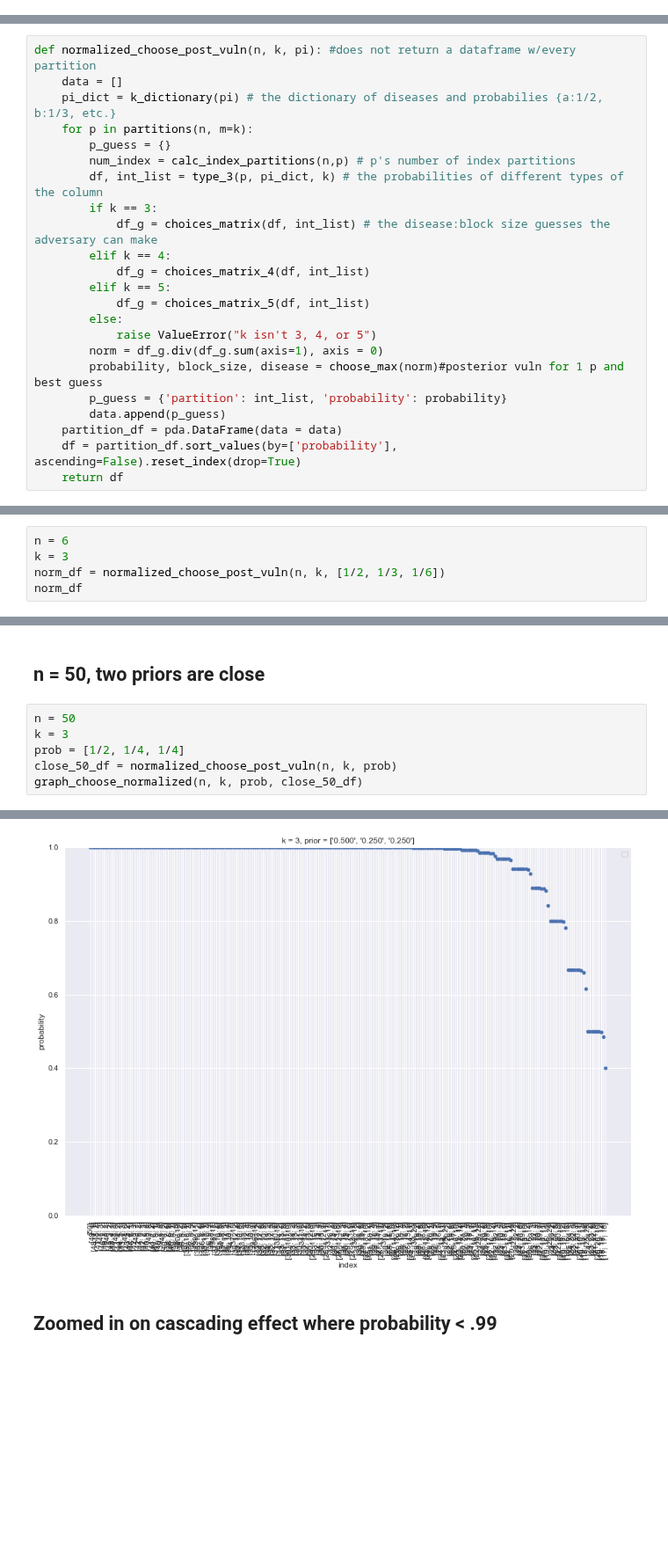
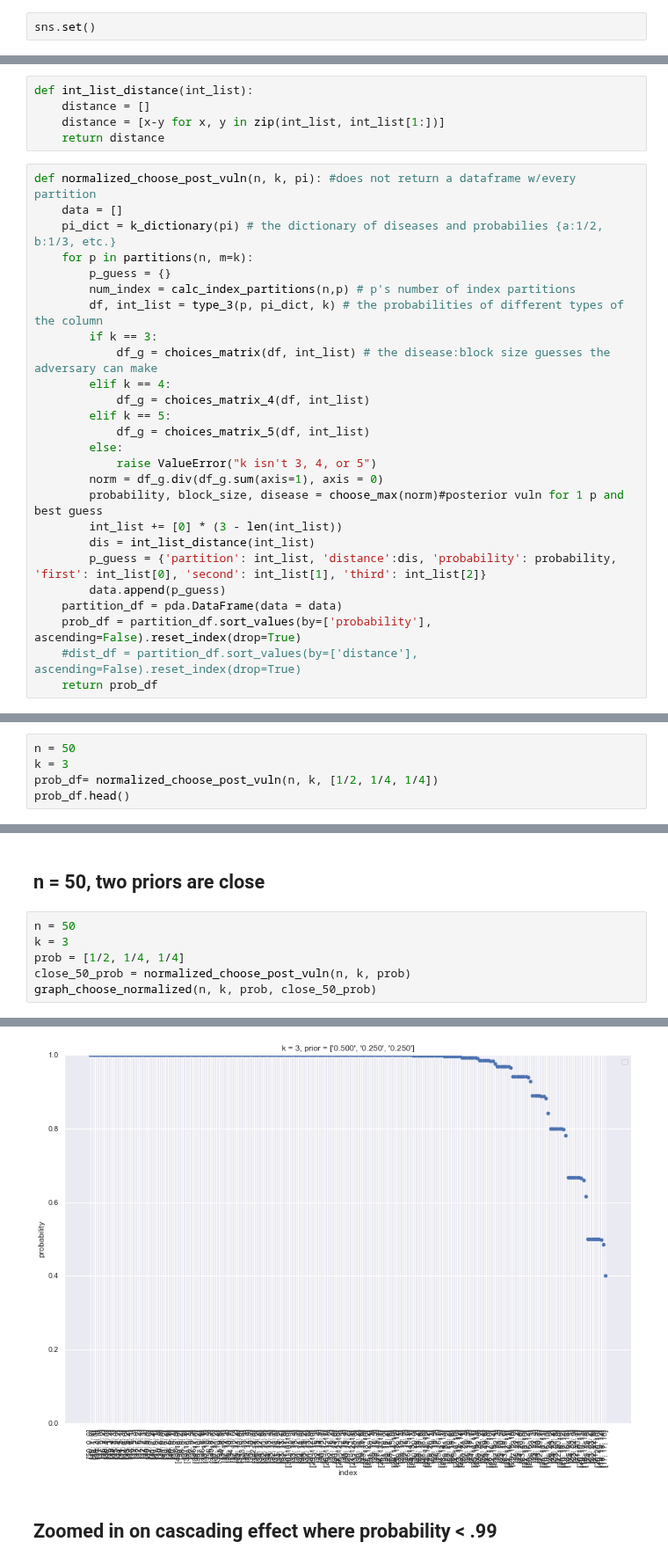
Before and after one commit to majk12/pbv, a Jupyter notebook: gain_choose.ipynb, the cells around one changed output, grey strips where cells are left out. Shown at 88% size. Drawn from its saved outputs; the diff is of its cells as text; blank space fills up the shorter version.

Commit message:
graph chaos, insight to the partitions

```diff
--- a/gain_choose.ipynb
+++ b/gain_choose.ipynb
@@ -10,6 +10,8 @@ from sympy.utilities.iterables import partitions
 import matplotlib.pyplot as plt
 %matplotlib notebook
 #pd.set_option('precision', 7)
+# %%
+sns.set()
 # %% [markdown]
 **Test Variables**
 # %%
@@ -446,6 +448,11 @@ my_forced_choices_df
 | 6 | 15.0 | [2, 2, 2] | 0.023148 |
 # %% [markdown]
 **normalized_choose_post_vuln** provides the normalized, per integer partition probability
+# %%
+def int_list_distance(int_list):
+    distance = []
+    distance = [x-y for x, y in zip(int_list, int_list[1:])]
+    return distance
 # %%
 def normalized_choose_post_vuln(n, k, pi): #does not return a dataframe w/every partition
     data = []
@@ -464,8 +471,11 @@ def normalized_choose_post_vuln(n, k, pi): #does not return a dataframe w/every
             raise ValueError("k isn't 3, 4, or 5")
         norm = df_g.div(df_g.sum(axis=1), axis = 0)
         probability, block_size, disease = choose_max(norm)#posterior vuln for 1 p and best guess
-        p_guess = {'partition': int_list, 'probability': probability}
+        int_list += [0] * (3 - len(int_list))
+        dis = int_list_distance(int_list)
+        p_guess = {'partition': int_list, 'distance':dis, 'probability': probability, 'first': int_list[0], 'second': int_list[1], 'third': int_list[2]}
         data.append(p_guess)
     partition_df = pda.DataFrame(data = data)
-    df = partition_df.sort_values(by=['probability'], ascending=False).reset_index(drop=True)
-    return df
+    prob_df = partition_df.sort_values(by=['probability'], ascending=False).reset_index(drop=True)
+    #dist_df = partition_df.sort_values(by=['distance'], ascending=False).reset_index(drop=True)
+    return prob_df
@@ -472,6 +487,6 @@ def normalized_choose_post_vuln(n, k, pi): #does not return a dataframe w/every
 # %%
-n = 6
+n = 50
 k = 3
-norm_df = normalized_choose_post_vuln(n, k, [1/2, 1/3, 1/6])
-norm_df
+prob_df= normalized_choose_post_vuln(n, k, [1/2, 1/4, 1/4])
+prob_df.head()
 # %% [output]
@@ -520,12 +581,12 @@ No handles with labels found to put in legend.
 # %%
 n = 50
 k = 3
 prob = [1/2, 1/4, 1/4]
-close_50_df = normalized_choose_post_vuln(n, k, prob)
-graph_choose_normalized(n, k, prob, close_50_df)
+close_50_prob = normalized_choose_post_vuln(n, k, prob)
+graph_choose_normalized(n, k, prob, close_50_prob)
 # %% [output]
 No handles with labels found to put in legend.
-[figure, old version]
+[figure, new version]
 # %% [markdown]
 ## Zoomed in on cascading effect where probability < .99
 # %%
```
Also changed, not shown: parts of 33 cells of this notebook.
